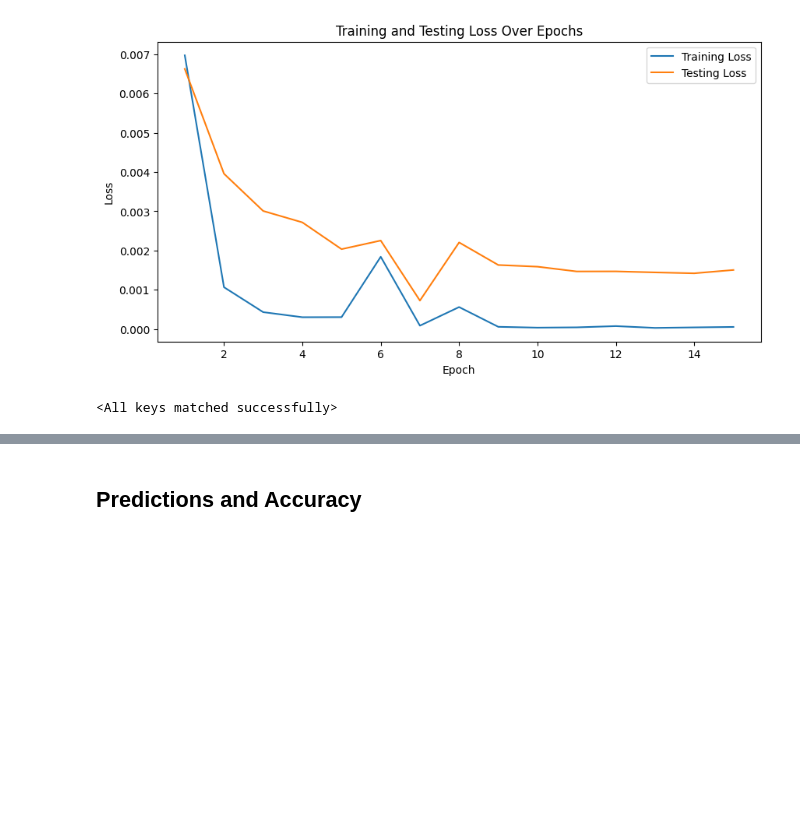
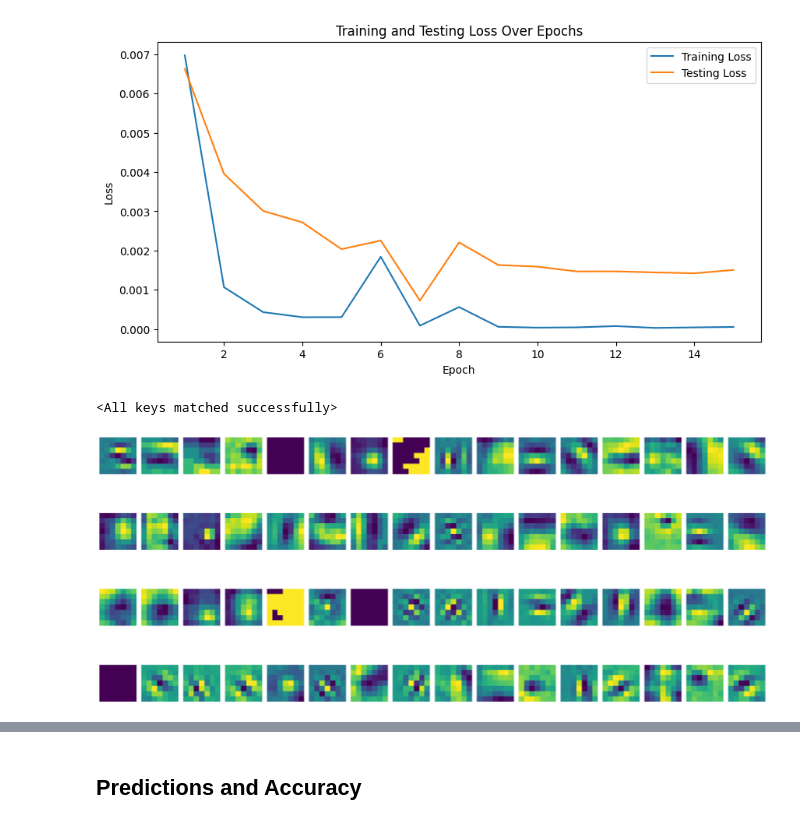
Before and after one commit to elan-wilkinson/OrientationDetectionLegoAerospaceAssembly, a Jupyter notebook: Main.ipynb, the cells around one changed output, grey strips where cells are left out. Saved outputs shown, nothing was run; the diff lists cells and outputs as text; code cells hidden in the pictures; blank space fills up the shorter version.

```diff
--- a/Main.ipynb
+++ b/Main.ipynb
@@ -478,3 +358,37 @@ plt.show()
 model.load_state_dict(torch.load('/content/drive/MyDrive/CV_FinalProj_Data/shuttle_main_resnet18_15_epochs.pth'))
 # %% [output]
 <All keys matched successfully>
+# %%
+import matplotlib.pyplot as plt
+import math
+
+def visualize_first_layer_filters(model):
+    # Access the first convolutional layer
+    first_layer = model.backbone.conv1
+    filters = first_layer.weight.data.cpu().numpy()
+
+    # Normalize filters for better visualization
+    filters = (filters - filters.min()) / (filters.max() - filters.min())
+
+    # Define grid dimensions (4 rows, calculated columns)
+    n_filters = filters.shape[0]
+    n_rows = 4
+    n_cols = math.ceil(n_filters / n_rows)
+
+    # Plot the filters
+    fig, axes = plt.subplots(n_rows, n_cols, figsize=(20, 10))
+    axes = axes.flatten()  # Flatten in case we don't fill the grid completely
+
+    for i in range(len(axes)):
+        if i < n_filters:
+            axes[i].imshow(filters[i, 0], cmap='viridis')  # Show only the first channel
+            axes[i].axis('off')
+        else:
+            axes[i].remove()  # Remove empty axes
+
+    plt.tight_layout()
+    plt.show()
+
+visualize_first_layer_filters(model)
+# %% [output]
+[figure, added]
```
Also changed, not shown: parts of 8 cells of this notebook.
